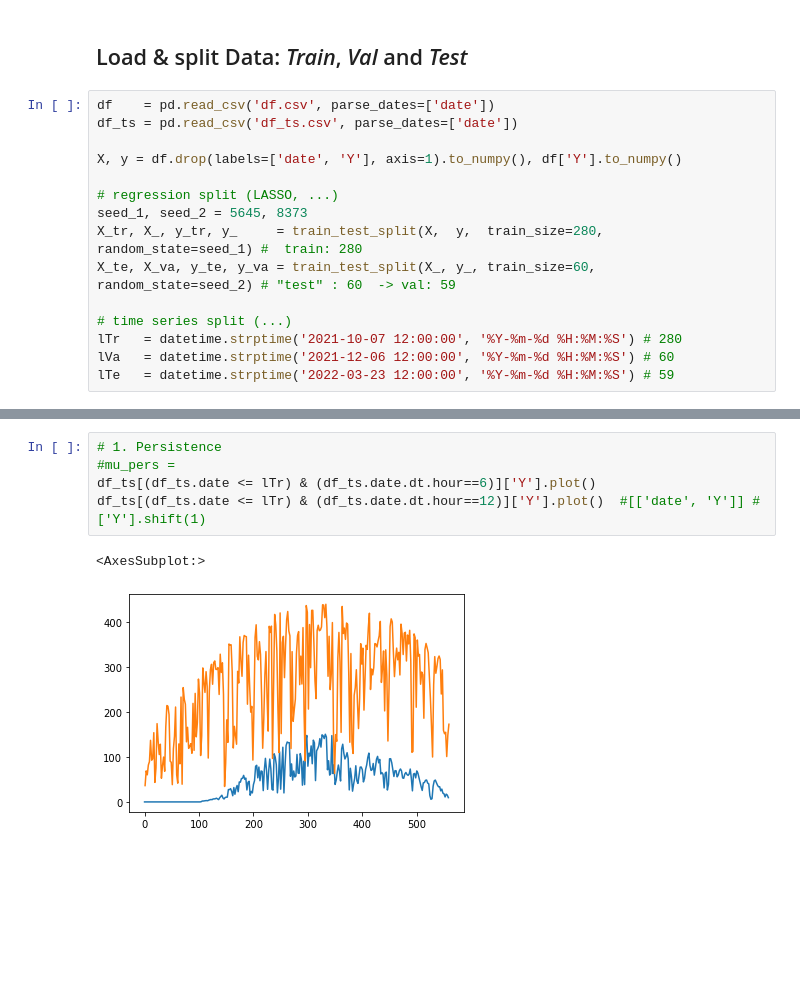
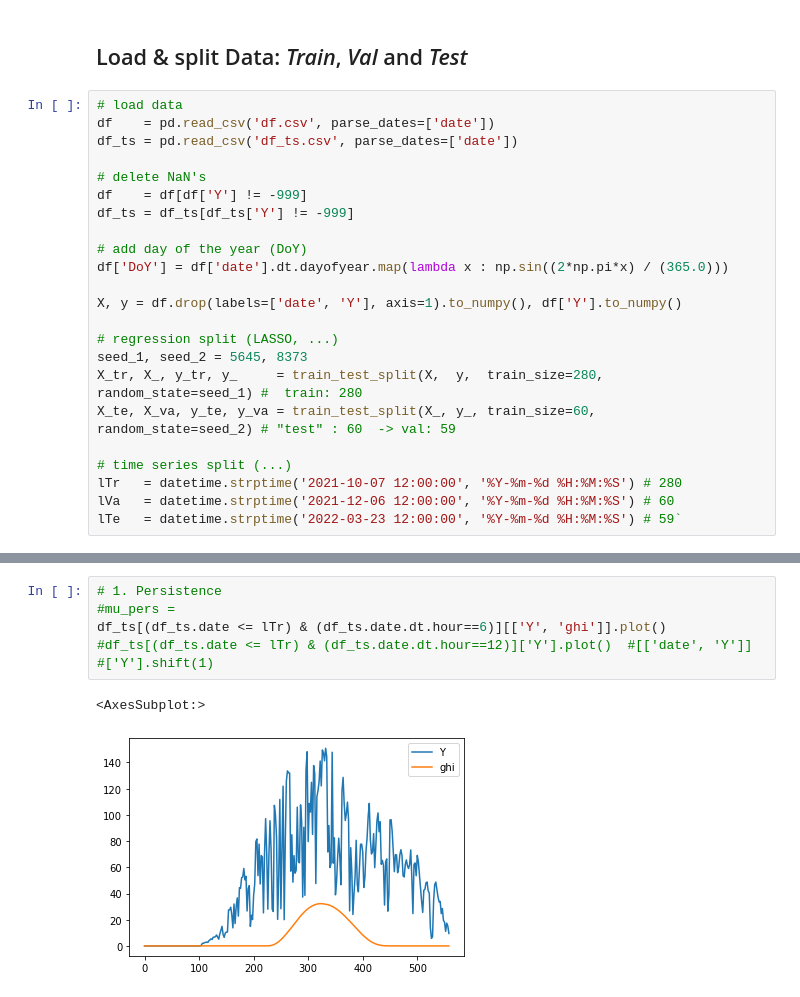
Before and after one commit to 7shoe/probabilistic-forecasting, a Jupyter notebook: 02_ModelZoo.ipynb, the cells around one changed output, grey strips where cells are left out. Cells and saved outputs as stored; diff of their text form; blank space fills up the shorter version.

```diff
--- a/02_ModelZoo.ipynb
+++ b/02_ModelZoo.ipynb
@@ -14,8 +21,16 @@ from sklearn.linear_model import LassoCV
 # %% [markdown]
 ## Load & split Data: *Train*, *Val* and *Test*
 # %%
+# load data
 df    = pd.read_csv('df.csv', parse_dates=['date'])
 df_ts = pd.read_csv('df_ts.csv', parse_dates=['date'])
+
+# delete NaN's
+df    = df[df['Y'] != -999]
+df_ts = df_ts[df_ts['Y'] != -999]
+
+# add day of the year (DoY)
+df['DoY'] = df['date'].dt.dayofyear.map(lambda x : np.sin((2*np.pi*x) / (365.0)))
 
 X, y = df.drop(labels=['date', 'Y'], axis=1).to_numpy(), df['Y'].to_numpy()
 
@@ -27,4 +42,4 @@ X_te, X_va, y_te, y_va = train_test_split(X_, y_, train_size=60,  random_state=s
 # time series split (...)
 lTr   = datetime.strptime('2021-10-07 12:00:00', '%Y-%m-%d %H:%M:%S') # 280
 lVa   = datetime.strptime('2021-12-06 12:00:00', '%Y-%m-%d %H:%M:%S') # 60
-lTe   = datetime.strptime('2022-03-23 12:00:00', '%Y-%m-%d %H:%M:%S') # 59
+lTe   = datetime.strptime('2022-03-23 12:00:00', '%Y-%m-%d %H:%M:%S') # 59`
@@ -31,8 +115,8 @@ lTe   = datetime.strptime('2022-03-23 12:00:00', '%Y-%m-%d %H:%M:%S') # 59
 # %%
 # 1. Persistence
 #mu_pers =
-df_ts[(df_ts.date <= lTr) & (df_ts.date.dt.hour==6)]['Y'].plot()
-df_ts[(df_ts.date <= lTr) & (df_ts.date.dt.hour==12)]['Y'].plot()  #[['date', 'Y']] #['Y'].shift(1)
+df_ts[(df_ts.date <= lTr) & (df_ts.date.dt.hour==6)][['Y', 'ghi']].plot()
+#df_ts[(df_ts.date <= lTr) & (df_ts.date.dt.hour==12)]['Y'].plot()  #[['date', 'Y']] #['Y'].shift(1)
 # %% [output]
 <AxesSubplot:>
-[figure, old version]
+[figure, new version]
```
Also changed, not shown: parts of 16 cells of this notebook.
